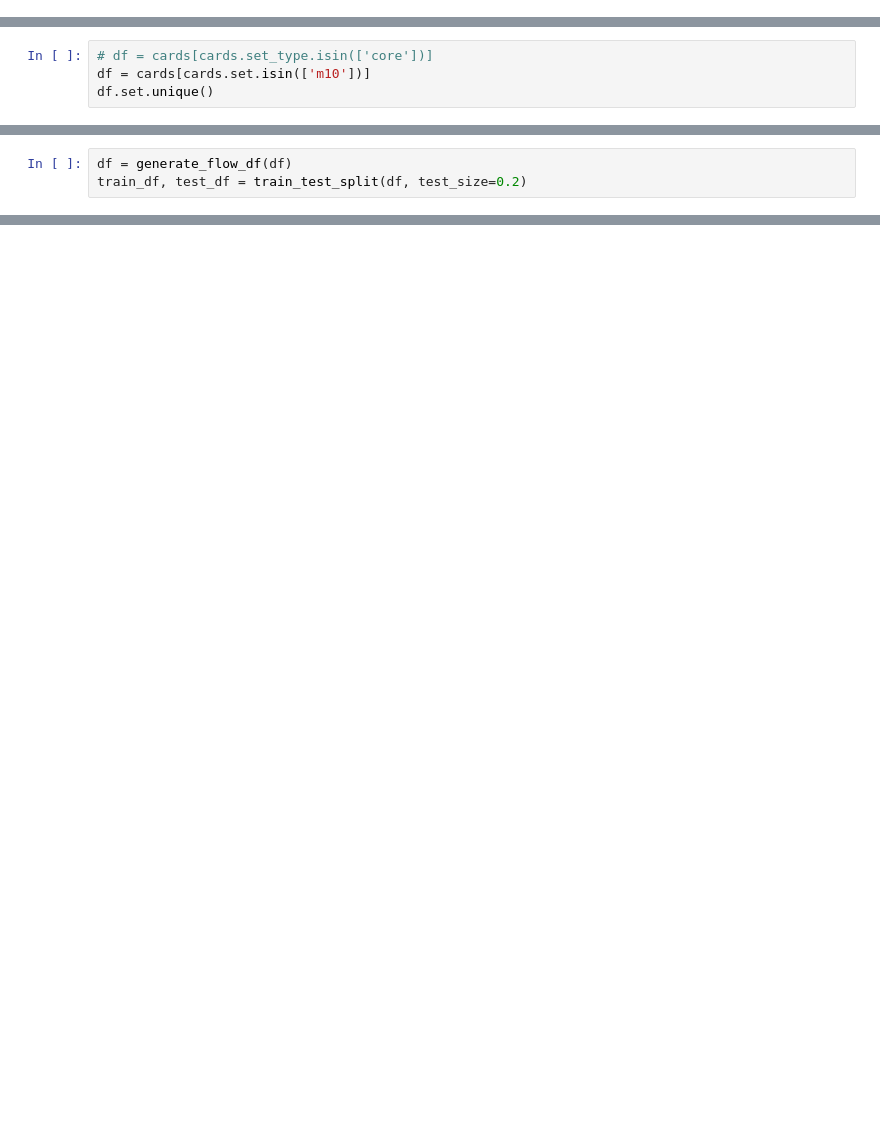
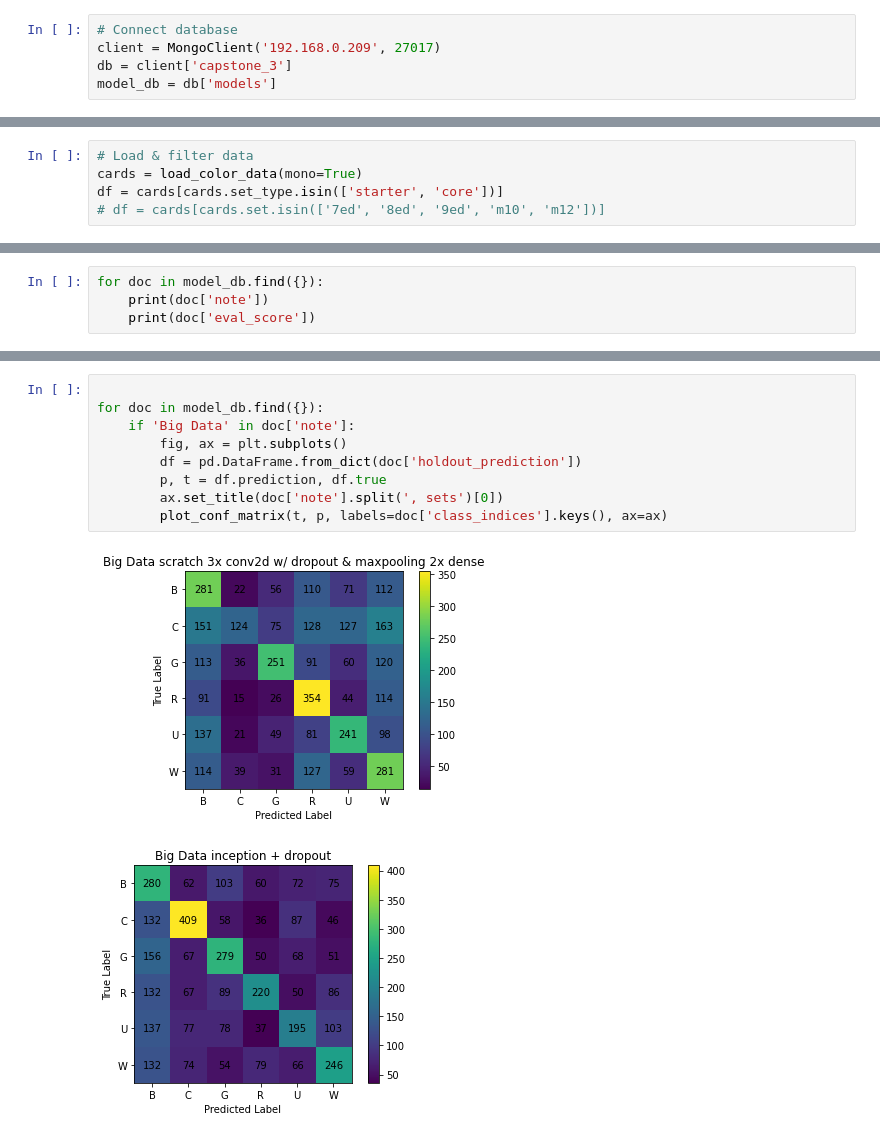
Before and after one commit to n-sweep/galvanize_capstone_3, a Jupyter notebook: model_tuning.ipynb, the cells around one changed output, grey strips where cells are left out. Saved outputs shown, nothing was run; the diff lists cells and outputs as text; blank space fills up the shorter version.

```diff
--- a/model_tuning.ipynb
+++ b/model_tuning.ipynb
@@ -7 +38,6 @@ from src.mtg_df_prep import *
+# %%
+# Connect database
+client = MongoClient('192.168.0.209', 27017)
+db = client['capstone_3']
+model_db = db['models']
 # %%
@@ -21,4 +51,5 @@ array(['expansion', 'promo', 'core', 'draft_innovation', 'commander',
 # %%
-# df = cards[cards.set_type.isin(['core'])]
-df = cards[cards.set.isin(['m10'])]
-df.set.unique()
+# Load & filter data
+cards = load_color_data(mono=True)
+df = cards[cards.set_type.isin(['starter', 'core'])]
+# df = cards[cards.set.isin(['7ed', '8ed', '9ed', 'm10', 'm12'])]
@@ -27,3 +55,0 @@ array(['m10'], dtype=object)
-# %%
-df = generate_flow_df(df)
-train_df, test_df = train_test_split(df, test_size=0.2)
@@ -176,0 +56,4 @@ Test accuracy: 0.260869562625885
+# %%
+for doc in model_db.find({}):
+    print(doc['note'])
+    print(doc['eval_score'])
@@ -176,0 +78,12 @@ Test accuracy: 0.260869562625885
+# %%
+
+for doc in model_db.find({}):
+    if 'Big Data' in doc['note']:
+        fig, ax = plt.subplots()
+        df = pd.DataFrame.from_dict(doc['holdout_prediction'])
+        p, t = df.prediction, df.true
+        ax.set_title(doc['note'].split(', sets')[0])
+        plot_conf_matrix(t, p, labels=doc['class_indices'].keys(), ax=ax)
+# %% [output]
+[figure, added]
+[figure, added]
```
Also changed, not shown: parts of 21 cells of this notebook, 44 other files.
